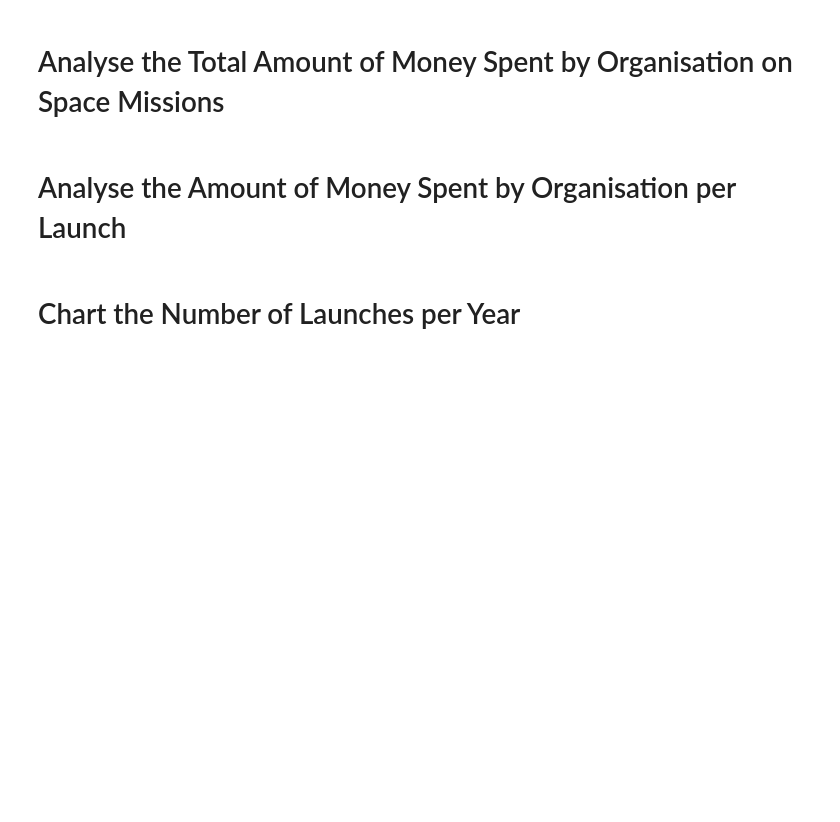
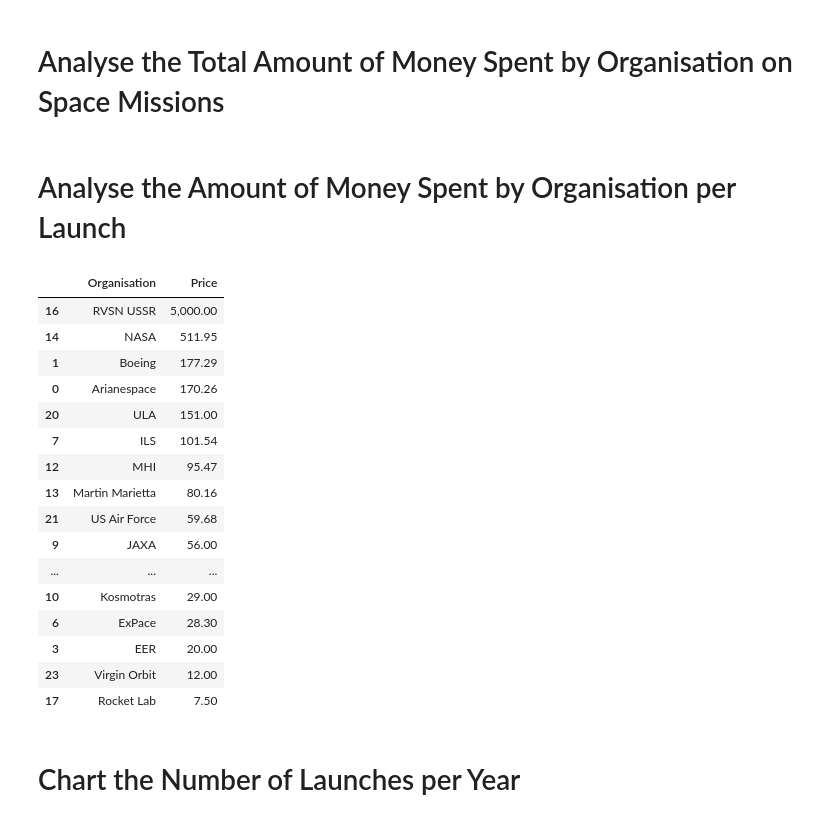
Before and after one commit to ckpinguin/learning_python, a Jupyter notebook: 99-space-race-data-analysis/Space_Missions_Analysis_(start).ipynb, the cells around one changed output. Saved outputs shown, nothing was run; the diff lists cells and outputs as text; code cells hidden in the pictures; blank space fills up the shorter version.

```diff
--- a/99-space-race-data-analysis/Space_Missions_Analysis_(start).ipynb
+++ b/99-space-race-data-analysis/Space_Missions_Analysis_(start).ipynb
@@ -327,2 +471,25 @@ df_data['Country'].replace(
 # %% [markdown]
 # Analyse the Amount of Money Spent by Organisation per Launch
+# %%
+df_data_clean = df_data.dropna(subset=['Price'])
+avg_cost_per_launch = df_data_clean.groupby('Organisation')['Price'].mean().reset_index()
+avg_cost_per_launch = avg_cost_per_launch.sort_values(by='Price', ascending=False)
+avg_cost_per_launch
+# %% [output]
+|  | Organisation | Price |
+| 16 | RVSN USSR | 5,000.00 |
+| 14 | NASA | 511.95 |
+| 1 | Boeing | 177.29 |
+| 0 | Arianespace | 170.26 |
+| 20 | ULA | 151.00 |
+| 7 | ILS | 101.54 |
+| 12 | MHI | 95.47 |
+| 13 | Martin Marietta | 80.16 |
+| 21 | US Air Force | 59.68 |
+| 9 | JAXA | 56.00 |
+| ... | ... | ... |
+| 10 | Kosmotras | 29.00 |
+| 6 | ExPace | 28.30 |
+| 3 | EER | 20.00 |
+| 23 | Virgin Orbit | 12.00 |
+| 17 | Rocket Lab | 7.50 |
```
Also changed, not shown: parts of 46 cells of this notebook, 1 other file.
